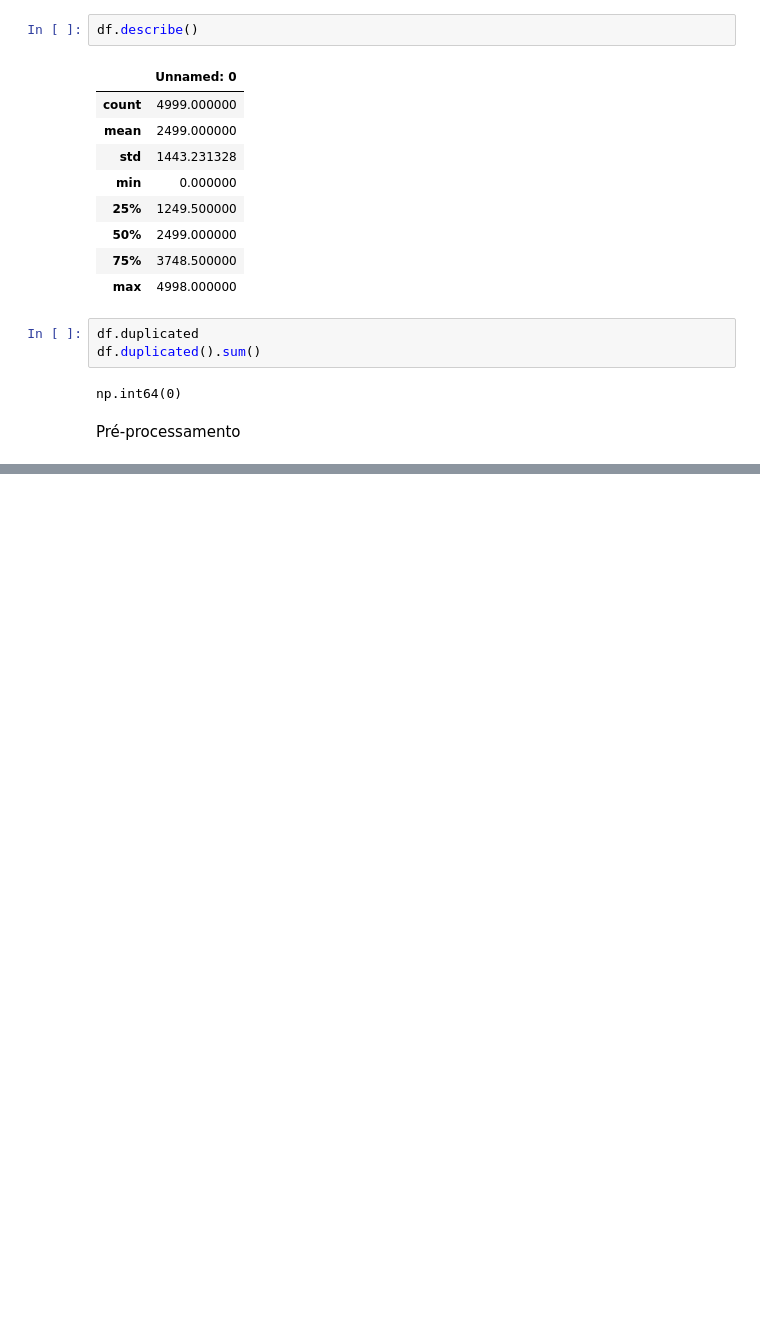
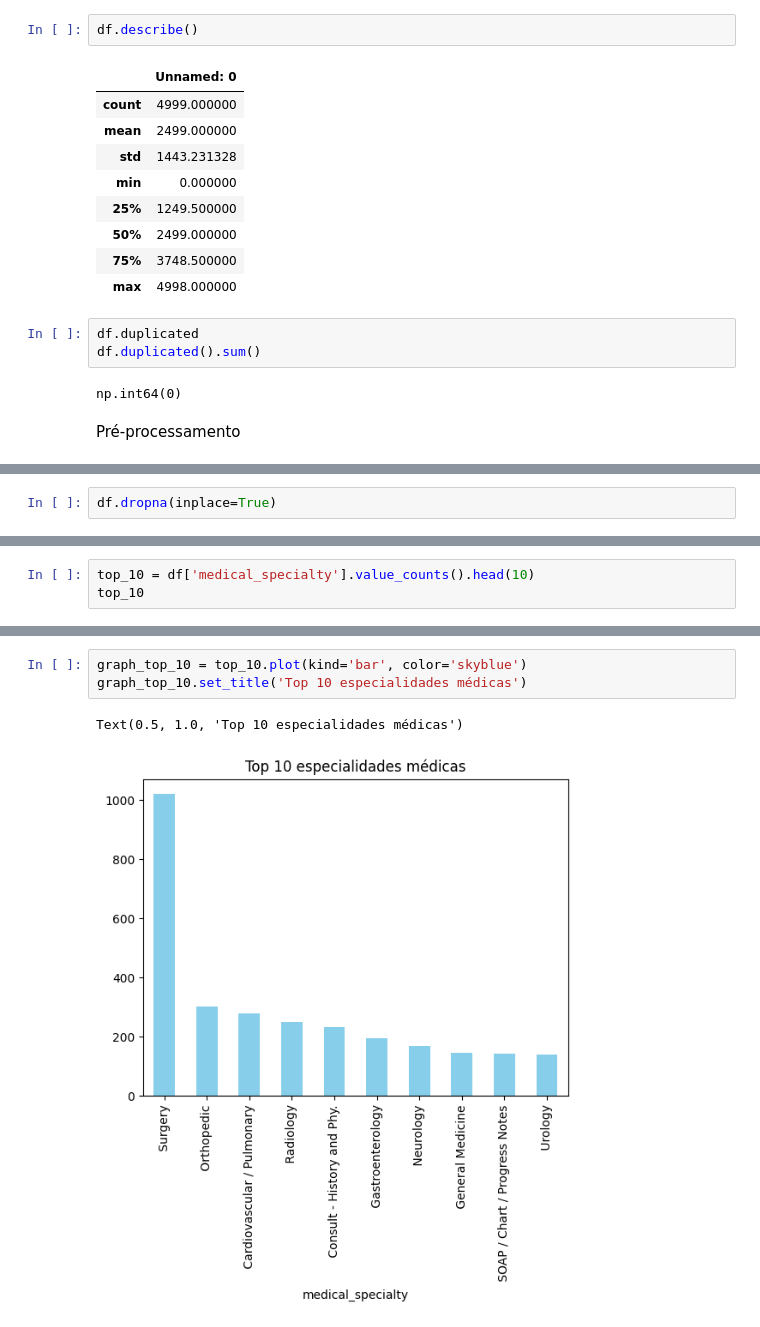
Before and after one commit to italorosq/Deep-learning-e-Saude, a Jupyter notebook: Notebooks/notebookprincipal.ipynb, the cells around one changed output, grey strips where cells are left out. Cells and saved outputs as stored; diff of their text form; blank space fills up the shorter version.

```diff
--- a/Notebooks/notebookprincipal.ipynb
+++ b/Notebooks/notebookprincipal.ipynb
@@ -80,0 +83,2 @@ Pré-processamento
+# %%
+df.dropna(inplace=True)
@@ -80,0 +103,3 @@ Pré-processamento
+# %%
+top_10 = df['medical_specialty'].value_counts().head(10)
+top_10
@@ -80,0 +119,6 @@ Pré-processamento
+# %%
+graph_top_10 = top_10.plot(kind='bar', color='skyblue')
+graph_top_10.set_title('Top 10 especialidades médicas')
+# %% [output]
+Text(0.5, 1.0, 'Top 10 especialidades médicas')
+[figure, added]
```
Also changed, not shown: parts of 16 cells of this notebook.
